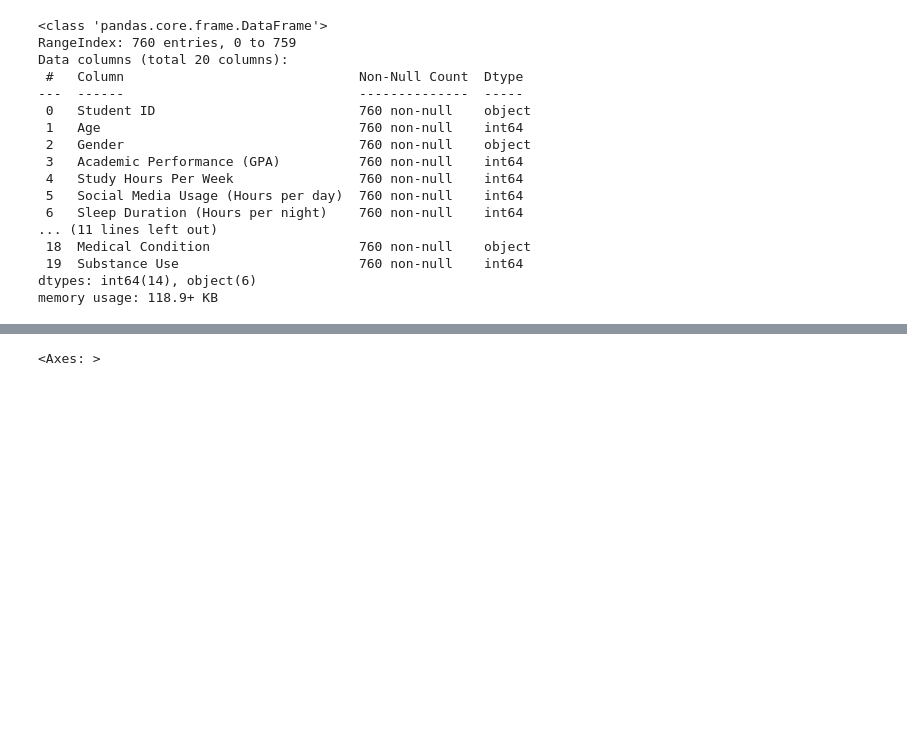
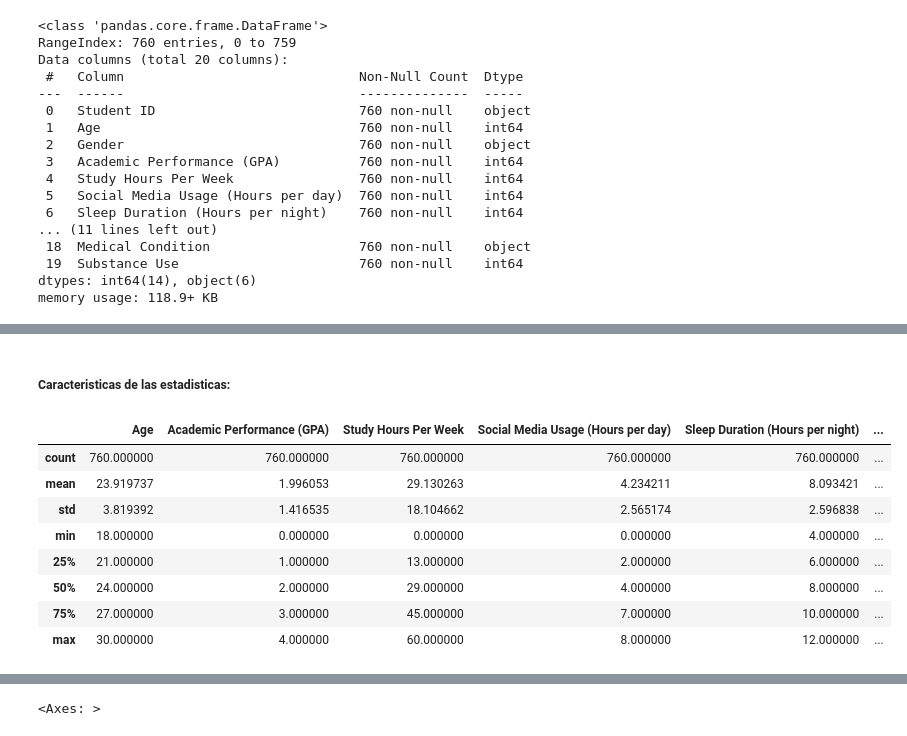
Before and after one commit to LindaFPayeras/MACHINE_LEARNING, a Jupyter notebook: Teoria_ML_AWS.ipynb, the cells around one changed output, grey strips where cells are left out. Cells and saved outputs as stored; diff of their text form; code cells hidden in the pictures; blank space fills up the shorter version.

```diff
--- a/Teoria_ML_AWS.ipynb
+++ b/Teoria_ML_AWS.ipynb
@@ -247,0 +269,14 @@ memory usage: 118.9+ KB
+# %% [markdown]
+##### Caracteristicas de las estadisticas:
+# %%
+df_MH.describe()
+# %% [output]
+|  | Age | Academic Performance (GPA) | Study Hours Per Week | Social Media Usage (Hours per day) | Sleep Duration (Hours per night) | ... |
+| count | 760.000000 | 760.000000 | 760.000000 | 760.000000 | 760.000000 | ... |
+| mean | 23.919737 | 1.996053 | 29.130263 | 4.234211 | 8.093421 | ... |
+| std | 3.819392 | 1.416535 | 18.104662 | 2.565174 | 2.596838 | ... |
+| min | 18.000000 | 0.000000 | 0.000000 | 0.000000 | 4.000000 | ... |
+| 25% | 21.000000 | 1.000000 | 13.000000 | 2.000000 | 6.000000 | ... |
+| 50% | 24.000000 | 2.000000 | 29.000000 | 4.000000 | 8.000000 | ... |
+| 75% | 27.000000 | 3.000000 | 45.000000 | 7.000000 | 10.000000 | ... |
+| max | 30.000000 | 4.000000 | 60.000000 | 8.000000 | 12.000000 | ... |
```
Also changed, not shown: parts of 3 cells of this notebook.
